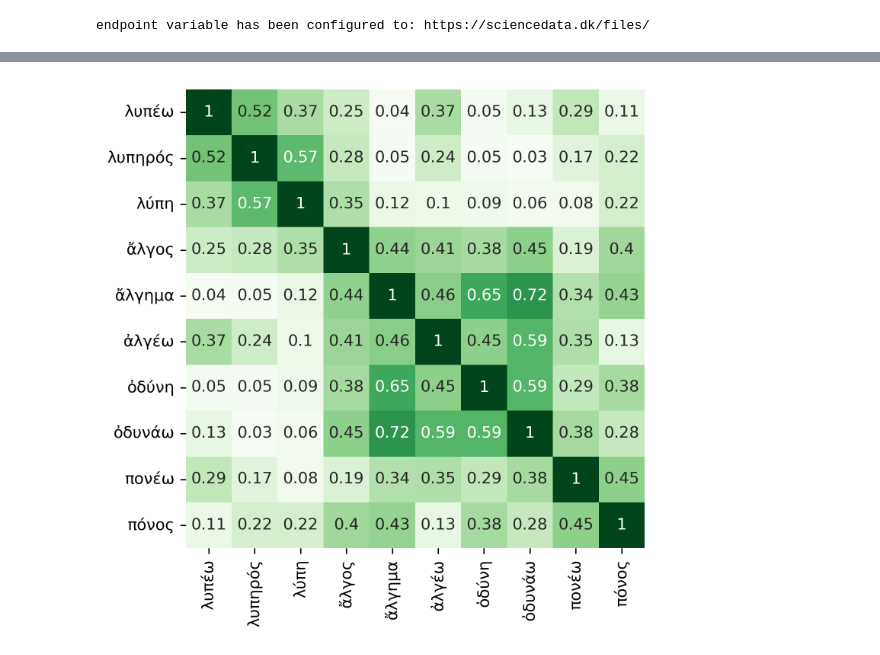
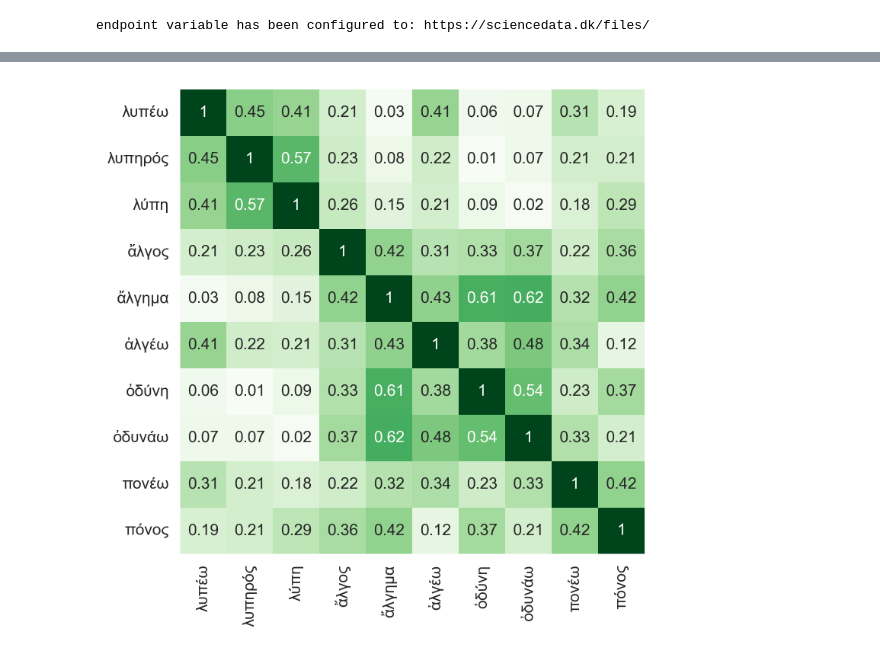
Before and after one commit to kasev/PIPA, a Jupyter notebook: scripts/4_EXPLORING-VECTORS.ipynb, the cells around one changed output, grey strips where cells are left out. Cells and saved outputs as stored; diff of their text form; code cells hidden in the pictures.

```diff
--- a/scripts/4_EXPLORING-VECTORS.ipynb
+++ b/scripts/4_EXPLORING-VECTORS.ipynb
@@ -39,5 +59,10 @@ keywords = ['λυπέω',
 # %%
-mostsimilar_dict = {}
-for keyword in keywords:
-    most_similar = [tup[0] + " ({})".format(str(np.round(tup[1], 2))) for tup in keyed_vectors.most_similar(keyword)]
-    mostsimilar_dict[keyword] = most_similar
+most_sim_dfs = []
+for fn in ["keyed_vectors_full.wv", "keyed_vectors_excl_arist.wv", "keyed_vectors_excl_plato.wv", "keyed_vectors_excl_hipp.wv"]:
+    keyed_vectors = KeyedVectors.load("../data/" + fn)
+    mostsimilar_dict = {}
+    for keyword in keywords:
+        most_similar = [tup[0] + " ({})".format(str(np.round(tup[1], 2))) for tup in keyed_vectors.most_similar(keyword)]
+        mostsimilar_dict[keyword] = most_similar
+    mostsimilar_df = pd.DataFrame(mostsimilar_dict)
+    most_sim_dfs.append(mostsimilar_df)
@@ -61,7 +130,4 @@ set_with_dataframe(PIPA_data.add_worksheet("mostsimilar", 1,1), mostsimilar_df)
 # %%
-def get_sim_matrix(words):
+def get_sim_matrix(keyed_vectors, words):
     df = pd.DataFrame(cosine_similarity(keyed_vectors[words]), columns=words, index=words)
     return df
-# %%
-sim_matrix = get_sim_matrix(keywords).round(2)
-sim_matrix
@@ -80,8 +134,14 @@ sim_matrix
+# %%
+sim_matrices = []
+for fn in ["keyed_vectors_full.wv", "keyed_vectors_excl_arist.wv", "keyed_vectors_excl_plato.wv", "keyed_vectors_excl_hipp.wv"]:
+    keyed_vectors = KeyedVectors.load("../data/" + fn)
+    sim_matrix = get_sim_matrix(keyed_vectors, keywords).round(2)
+    sim_matrices.append(sim_matrix)
 # %%
 fig, ax = plt.subplots(figsize=(5, 5), dpi=300, tight_layout=True)
-sns.heatmap(sim_matrix.round(2), annot=True, cbar=None, cmap="Greens", fmt='g', ax=ax)
+sns.heatmap(sim_matrices[0], annot=True, cbar=None, cmap="Greens", fmt='g', ax=ax)
 ax.set_ylabel("")
 ax.set_xlabel("")
 plt.show()
 # %% [output]
-[figure, old version]
+[figure, new version]
```
Also changed, not shown: parts of 15 cells of this notebook, 8 other files.
